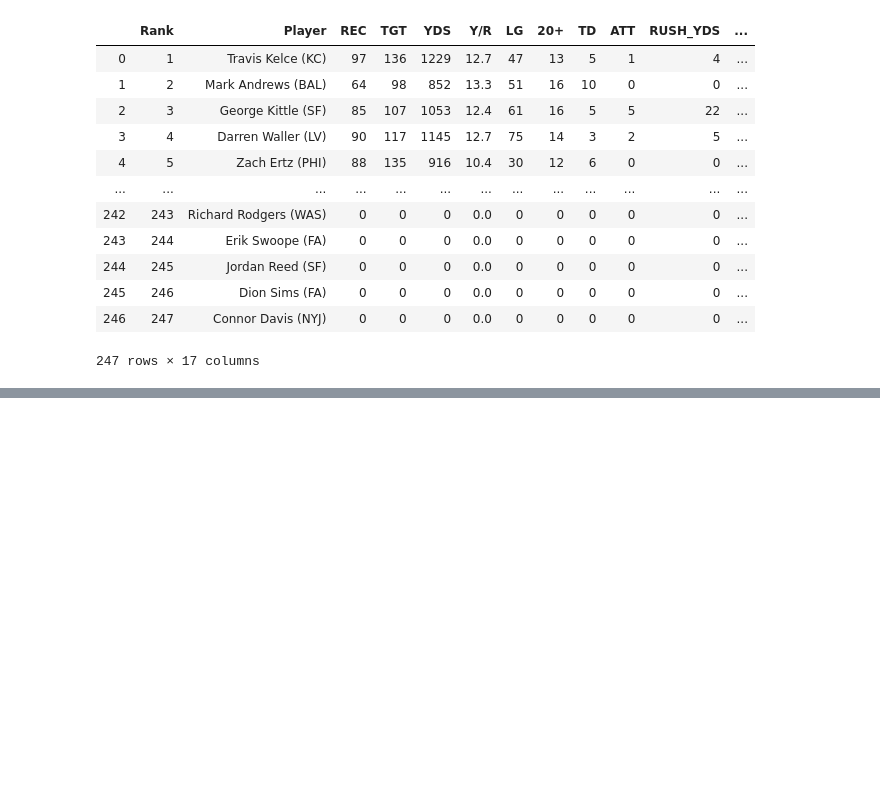
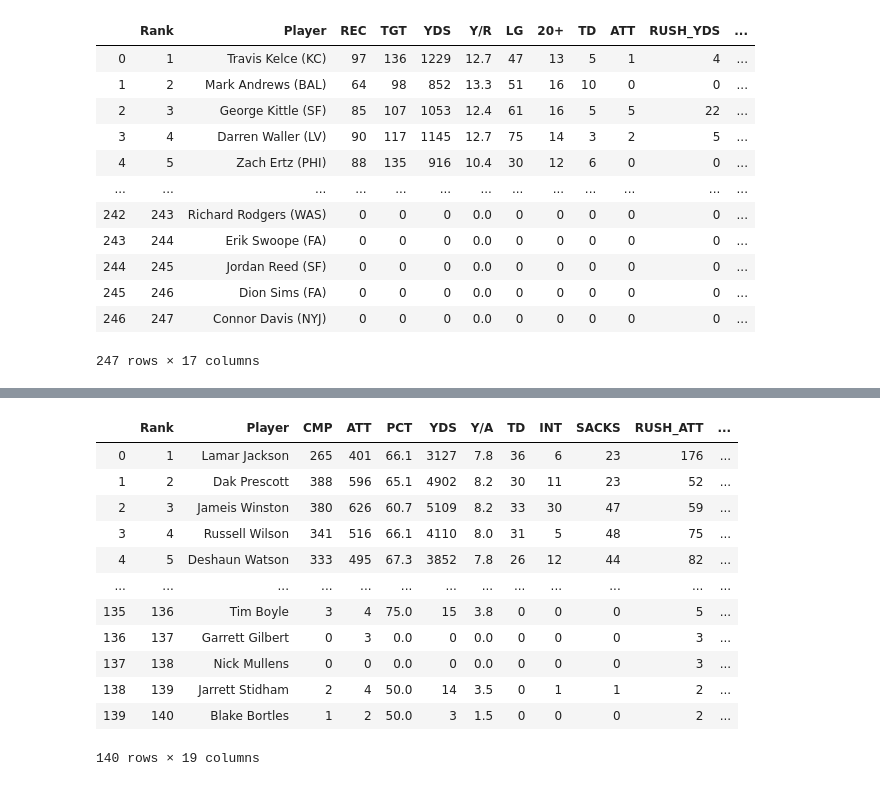
Before and after one commit to rdashcraft91/Fantasy_Draft_2020, a Jupyter notebook: Stat_Gathering.ipynb, the cells around one changed output, grey strips where cells are left out. Saved outputs shown, nothing was run; the diff lists cells and outputs as text; code cells hidden in the pictures; blank space fills up the shorter version.

```diff
--- a/Stat_Gathering.ipynb
+++ b/Stat_Gathering.ipynb
@@ -206,0 +226,16 @@ te_2019
+# %%
+qb_2019
+# %% [output]
+|  | Rank | Player | CMP | ATT | PCT | YDS | Y/A | TD | INT | SACKS | RUSH_ATT | ... |
+| 0 | 1 | Lamar Jackson | 265 | 401 | 66.1 | 3127 | 7.8 | 36 | 6 | 23 | 176 | ... |
+| 1 | 2 | Dak Prescott | 388 | 596 | 65.1 | 4902 | 8.2 | 30 | 11 | 23 | 52 | ... |
+| 2 | 3 | Jameis Winston | 380 | 626 | 60.7 | 5109 | 8.2 | 33 | 30 | 47 | 59 | ... |
+| 3 | 4 | Russell Wilson | 341 | 516 | 66.1 | 4110 | 8.0 | 31 | 5 | 48 | 75 | ... |
+| 4 | 5 | Deshaun Watson | 333 | 495 | 67.3 | 3852 | 7.8 | 26 | 12 | 44 | 82 | ... |
+| ... | ... | ... | ... | ... | ... | ... | ... | ... | ... | ... | ... | ... |
+| 135 | 136 | Tim Boyle | 3 | 4 | 75.0 | 15 | 3.8 | 0 | 0 | 0 | 5 | ... |
+| 136 | 137 | Garrett Gilbert | 0 | 3 | 0.0 | 0 | 0.0 | 0 | 0 | 0 | 3 | ... |
+| 137 | 138 | Nick Mullens | 0 | 0 | 0.0 | 0 | 0.0 | 0 | 0 | 0 | 3 | ... |
+| 138 | 139 | Jarrett Stidham | 2 | 4 | 50.0 | 14 | 3.5 | 0 | 1 | 1 | 2 | ... |
+| 139 | 140 | Blake Bortles | 1 | 2 | 50.0 | 3 | 1.5 | 0 | 0 | 0 | 2 | ... |
+140 rows × 19 columns
```
Also changed, not shown: parts of 14 cells of this notebook.
